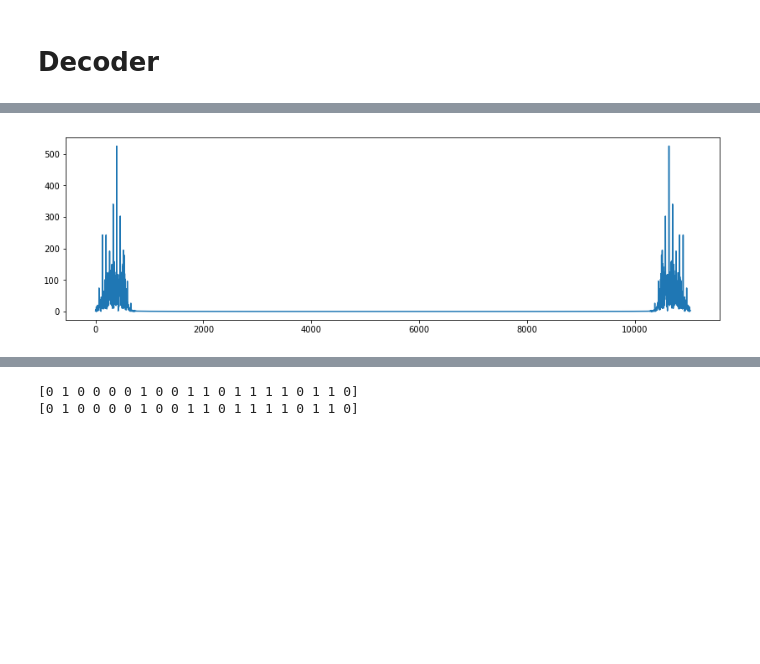
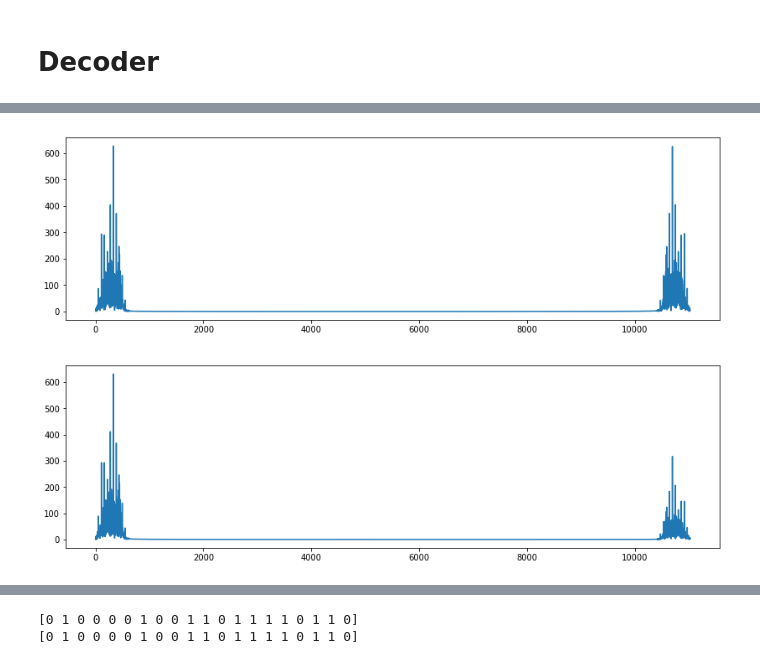
Before and after one commit to vquelque/PDC_2019, a Jupyter notebook: projet.ipynb, the cells around one changed output, grey strips where cells are left out. Drawn from its saved outputs; the diff is of its cells as text; code cells hidden in the pictures; blank space fills up the shorter version.

Commit message:
Orthogonal modulation

```diff
--- a/projet.ipynb
+++ b/projet.ipynb
@@ -77,6 +62,8 @@ plt.plot(np.linspace(0,1,N) * (Fs/2), tx_fft[0:N]);
 # %%
-#modulate signal
-tx_signal_modulated = tx_signal * np.cos(np.arange(0,len(tx_signal)) * 2 * np.pi * (modulation_freq/Fs))
+#modulate signal on 2 orthogonals carriers
+carrier_1 = tx_signal * np.cos(np.arange(0,len(tx_signal)) * 2 * np.pi * (modulation_freq_1/Fs))
+carrier_2 = tx_signal * np.cos(np.arange(0,len(tx_signal)) * 2 * np.pi * (modulation_freq_2/Fs))
+tx_signal_modulated = carrier_1 + carrier_2
 # %%
 tx_modulated_fft = np.abs(np.fft.fft(tx_signal_modulated))
 N = int(len(tx_fft)/2)
@@ -88,11 +75,11 @@ plt.plot(np.linspace(0,1,N) * (Fs/2), tx_modulated_fft[0:N]);
 # %%
 # channel
 #frequency cut
-erase_indice = 1 #band to erase
+erase_indice = random.randint(1,4) #band to erase
 channel_signal = tx_signal_modulated
 channel_signal_fft = scipy.fftpack.fft(channel_signal)
 N = len(channel_signal_fft)
-erase_low_freq = (erase_indice * 2000) * N  / (Fs)
+erase_low_freq = (erase_indice * 2000 - 1000) * N  / (Fs)
 erase_high_freq = erase_low_freq + (2000 * N / (Fs))
 channel_signal_fft[int(erase_low_freq):int(erase_high_freq)] = 0
 channel_signal = scipy.fftpack.ifft(channel_signal_fft)
@@ -132,0 +115,11 @@ rx_signal_demod = butter_lowpass_filter(rx_signal_demod,Fc + 100, Fs, 10)
+# %%
+# demodulate both carriers
+rx_demod_carrier_1 = rx_signal * np.cos(2 * np.pi * (modulation_freq_1/Fs) * np.arange(0,len(rx_signal)))
+rx_demod_carrier_2 = rx_signal * np.cos(2 * np.pi * (modulation_freq_2/Fs) * np.arange(0,len(rx_signal)))
+#fft
+rx_demod_carrier_1_fft = np.abs(np.fft.fft(rx_demod_carrier_1))
+rx_demod_carrier_2_fft = np.abs(np.fft.fft(rx_demod_carrier_2))
+N = int(len(rx_demod_carrier_1_fft))
+plt.plot(np.linspace(0,1,N) * (Fs/2), rx_demod_carrier_1_fft[0:N]);
+plt.figure()
+plt.plot(np.linspace(0,1,N) * (Fs/2), rx_demod_carrier_2_fft[0:N]);
@@ -133,6 +129,14 @@ rx_signal_demod = butter_lowpass_filter(rx_signal_demod,Fc + 100, Fs, 10)
+# %%
+#filter both carriers
+rx_demod_carrier_1 = butter_lowpass_filter(rx_demod_carrier_1,Fc + 100, Fs, 10)
+rx_demod_carrier_2 = butter_lowpass_filter(rx_demod_carrier_2,Fc + 100, Fs, 10)
 # %%
-rx_demod_fft = np.abs(np.fft.fft(rx_signal_demod))
-N = int(len(rx_demod_fft))
-plt.plot(np.linspace(0,1,N) * (Fs/2), rx_demod_fft[0:N]);
+rx_demod_carrier_1_fft = np.abs(np.fft.fft(rx_demod_carrier_1))
+rx_demod_carrier_2_fft = np.abs(np.fft.fft(rx_demod_carrier_2))
+N = int(len(rx_demod_carrier_1_fft))
+plt.plot(np.linspace(0,1,N) * (Fs/2), rx_demod_carrier_1_fft[0:N]);
+plt.figure()
+plt.plot(np.linspace(0,1,N) * (Fs/2), rx_demod_carrier_2_fft[0:N]);
 # %% [output]
-[figure, old version]
+[figure, new version]
+[figure, added]
```
Also changed, not shown: parts of 14 cells of this notebook.
